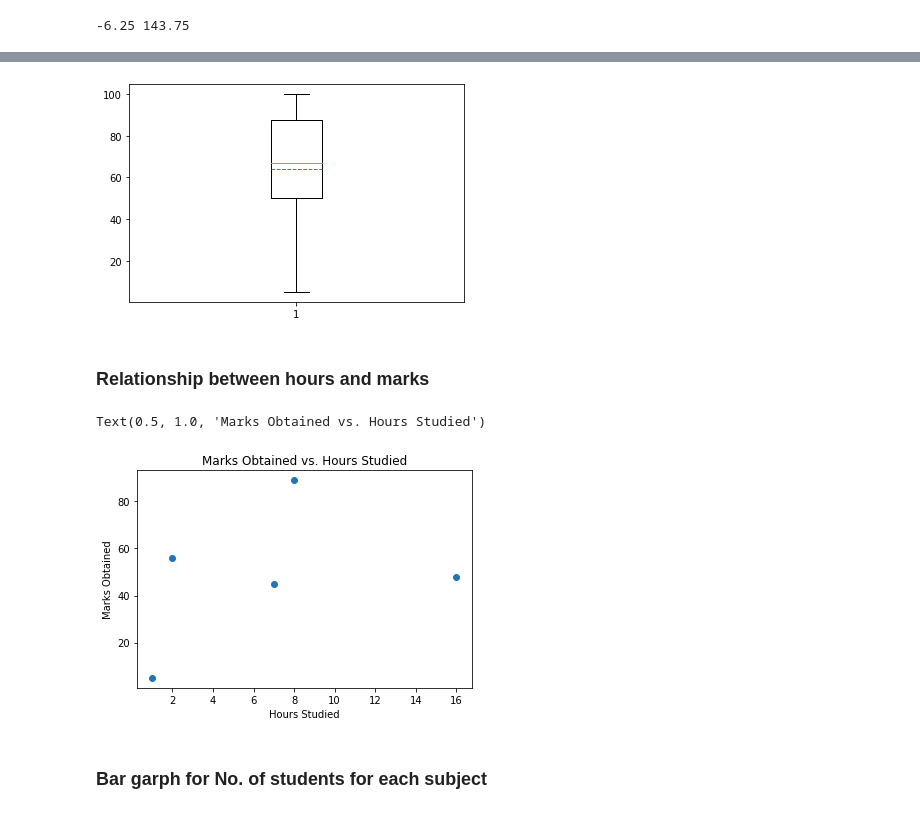
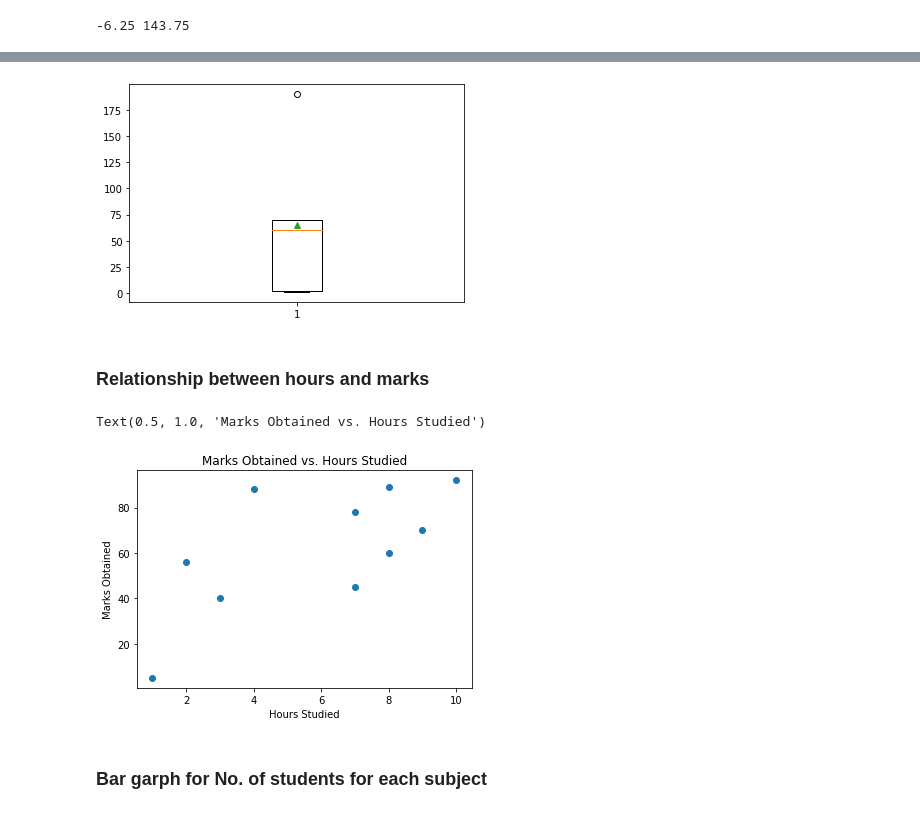
Before and after one commit to srikanthpragada/DS_01_OCT_2019, a Jupyter notebook: stat_demo.ipynb, the cells around one changed output, grey strips where cells are left out. Saved outputs shown, nothing was run; the diff lists cells and outputs as text; code cells hidden in the pictures.

```diff
--- a/stat_demo.ipynb
+++ b/stat_demo.ipynb
@@ -90,19 +90,20 @@ plt.show()
 # %%
-graph = plt.boxplot(marks,showmeans=True, meanline = True, showfliers= False)
+marks = [1,2,60,70,190]
+graph = plt.boxplot(marks,showmeans=True, showfliers= True)
 # %% [output]
-[figure, old version]
+[figure, new version]
 # %% [markdown]
 ### Relationship between hours and marks
 # %%
-marks = [5,56,48,89,45]
-hours = [1,2,16,8,7]
+marks = [5,56,78,89,45,60,70,88,92,40]
+hours = [1,2,7,8,7,8,9,4,10,3]
 plt.scatter(hours,marks)
 plt.xlabel("Hours Studied")
 plt.ylabel("Marks Obtained")
 plt.title("Marks Obtained vs. Hours Studied")
 # %% [output]
 Text(0.5, 1.0, 'Marks Obtained vs. Hours Studied')
-[figure, old version]
+[figure, new version]
 # %% [markdown]
 ###  Bar garph for No. of students for each subject
 # %%
```
Also changed, not shown: parts of 11 cells of this notebook.
